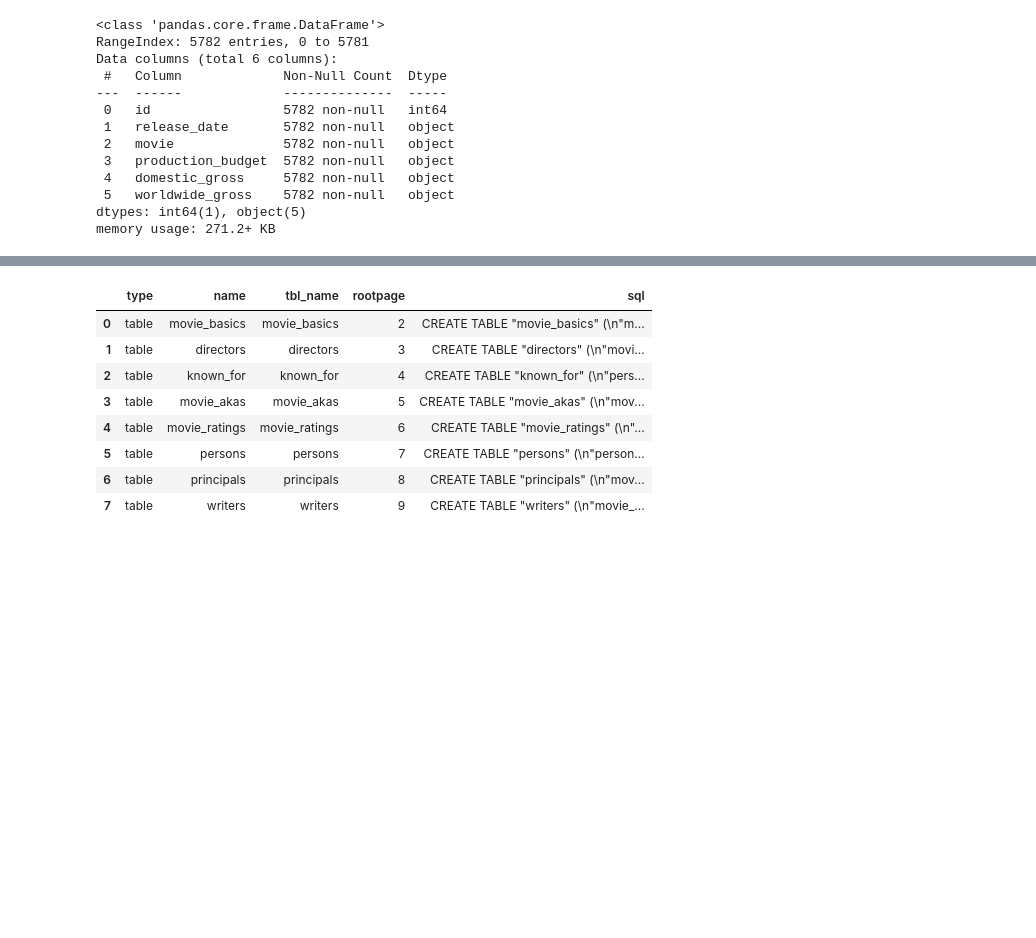
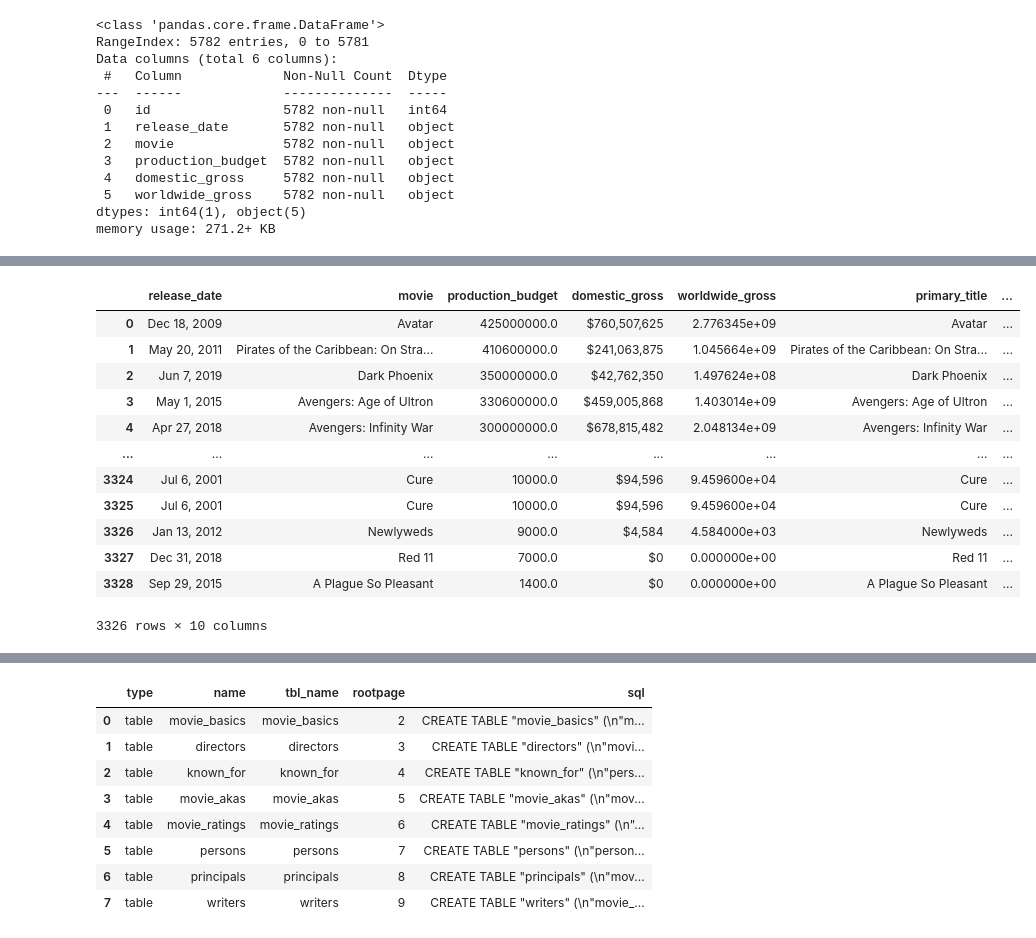
Before and after one commit to GoknurK/Movie_Studio, a Jupyter notebook: exploration copy.ipynb, the cells around one changed output, grey strips where cells are left out. Cells and saved outputs as stored; diff of their text form; code cells hidden in the pictures; blank space fills up the shorter version.

```diff
--- a/exploration copy.ipynb
+++ b/exploration copy.ipynb
@@ -335,0 +115,17 @@ final_merged_df.head()
+# %%
+year = result_sql[result_sql['start_year'] <= 2020]
+year
+# %% [output]
+|  | release_date | movie | production_budget | domestic_gross | worldwide_gross | primary_title | ... |
+| 0 | Dec 18, 2009 | Avatar | 425000000.0 | $760,507,625 | 2.776345e+09 | Avatar | ... |
+| 1 | May 20, 2011 | Pirates of the Caribbean: On Stra... | 410600000.0 | $241,063,875 | 1.045664e+09 | Pirates of the Caribbean: On Stra... | ... |
+| 2 | Jun 7, 2019 | Dark Phoenix | 350000000.0 | $42,762,350 | 1.497624e+08 | Dark Phoenix | ... |
+| 3 | May 1, 2015 | Avengers: Age of Ultron | 330600000.0 | $459,005,868 | 1.403014e+09 | Avengers: Age of Ultron | ... |
+| 4 | Apr 27, 2018 | Avengers: Infinity War | 300000000.0 | $678,815,482 | 2.048134e+09 | Avengers: Infinity War | ... |
+| ... | ... | ... | ... | ... | ... | ... | ... |
+| 3324 | Jul 6, 2001 | Cure | 10000.0 | $94,596 | 9.459600e+04 | Cure | ... |
+| 3325 | Jul 6, 2001 | Cure | 10000.0 | $94,596 | 9.459600e+04 | Cure | ... |
+| 3326 | Jan 13, 2012 | Newlyweds | 9000.0 | $4,584 | 4.584000e+03 | Newlyweds | ... |
+| 3327 | Dec 31, 2018 | Red 11 | 7000.0 | $0 | 0.000000e+00 | Red 11 | ... |
+| 3328 | Sep 29, 2015 | A Plague So Pleasant | 1400.0 | $0 | 0.000000e+00 | A Plague So Pleasant | ... |
+3326 rows × 10 columns
```
Also changed, not shown: parts of 41 cells of this notebook.
